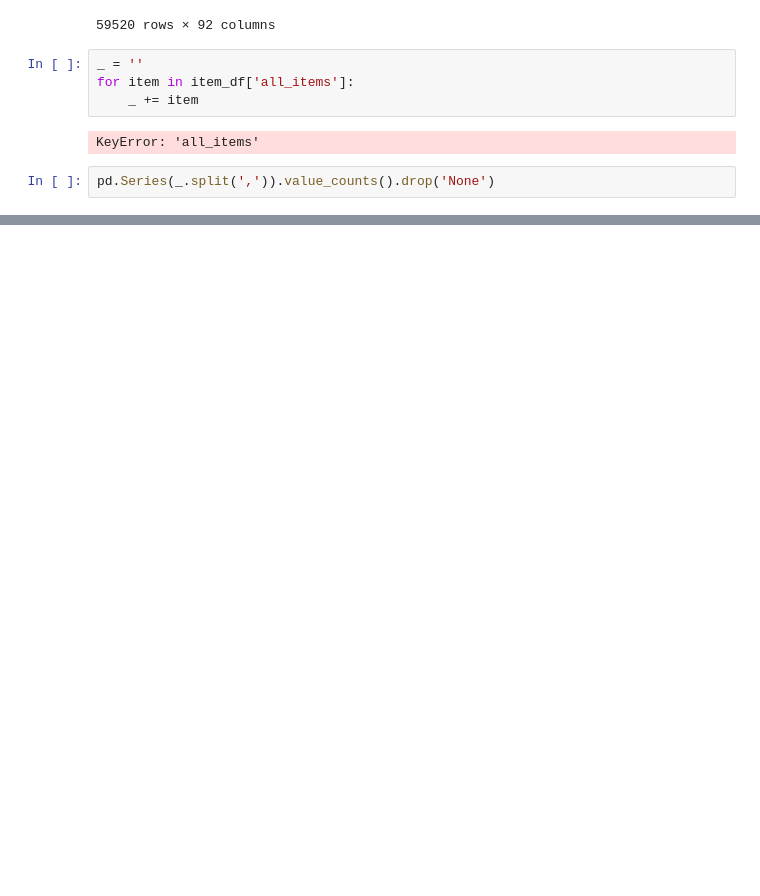
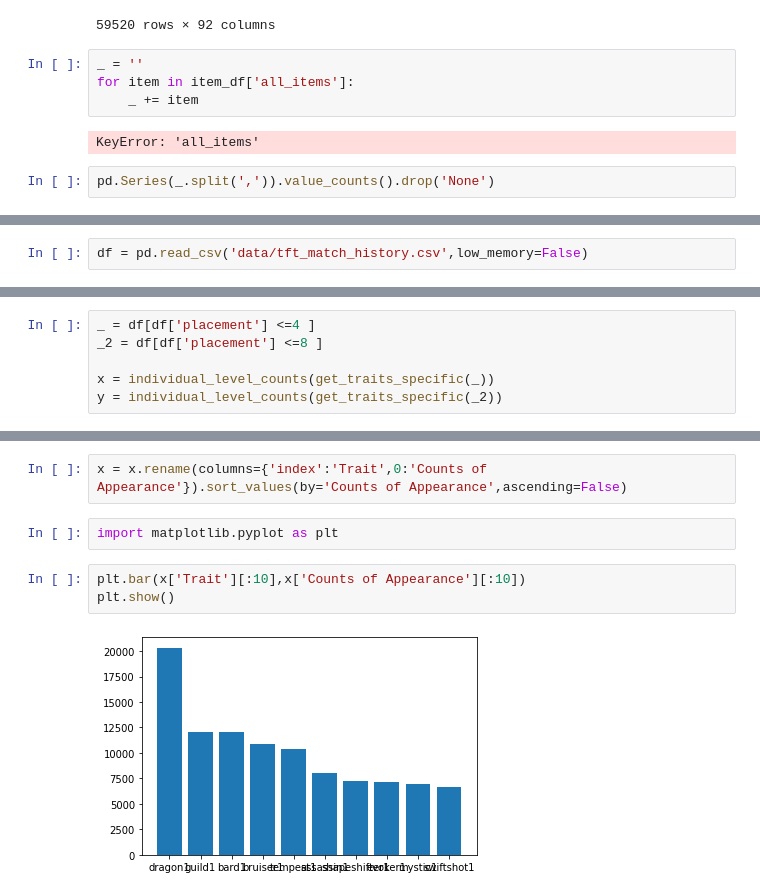
Before and after one commit to danieljliu/PMDS_Final_Project, a Jupyter notebook: clean.ipynb, the cells around one changed output, grey strips where cells are left out. Saved outputs shown, nothing was run; the diff lists cells and outputs as text; blank space fills up the shorter version.

```diff
--- a/clean.ipynb
+++ b/clean.ipynb
@@ -277,0 +364,2 @@ first place
+# %%
+df = pd.read_csv('data/tft_match_history.csv',low_memory=False)
@@ -277,0 +379,6 @@ first place
+# %%
+_ = df[df['placement'] <=4 ]
+_2 = df[df['placement'] <=8 ]
+
+x = individual_level_counts(get_traits_specific(_))
+y = individual_level_counts(get_traits_specific(_2))
@@ -277,0 +401,9 @@ first place
+# %%
+x = x.rename(columns={'index':'Trait',0:'Counts of Appearance'}).sort_values(by='Counts of Appearance',ascending=False)
+# %%
+import matplotlib.pyplot as plt
+# %%
+plt.bar(x['Trait'][:10],x['Counts of Appearance'][:10])
+plt.show()
+# %% [output]
+[figure, added]
```
Also changed, not shown: parts of 9 cells of this notebook, 7 other files.
